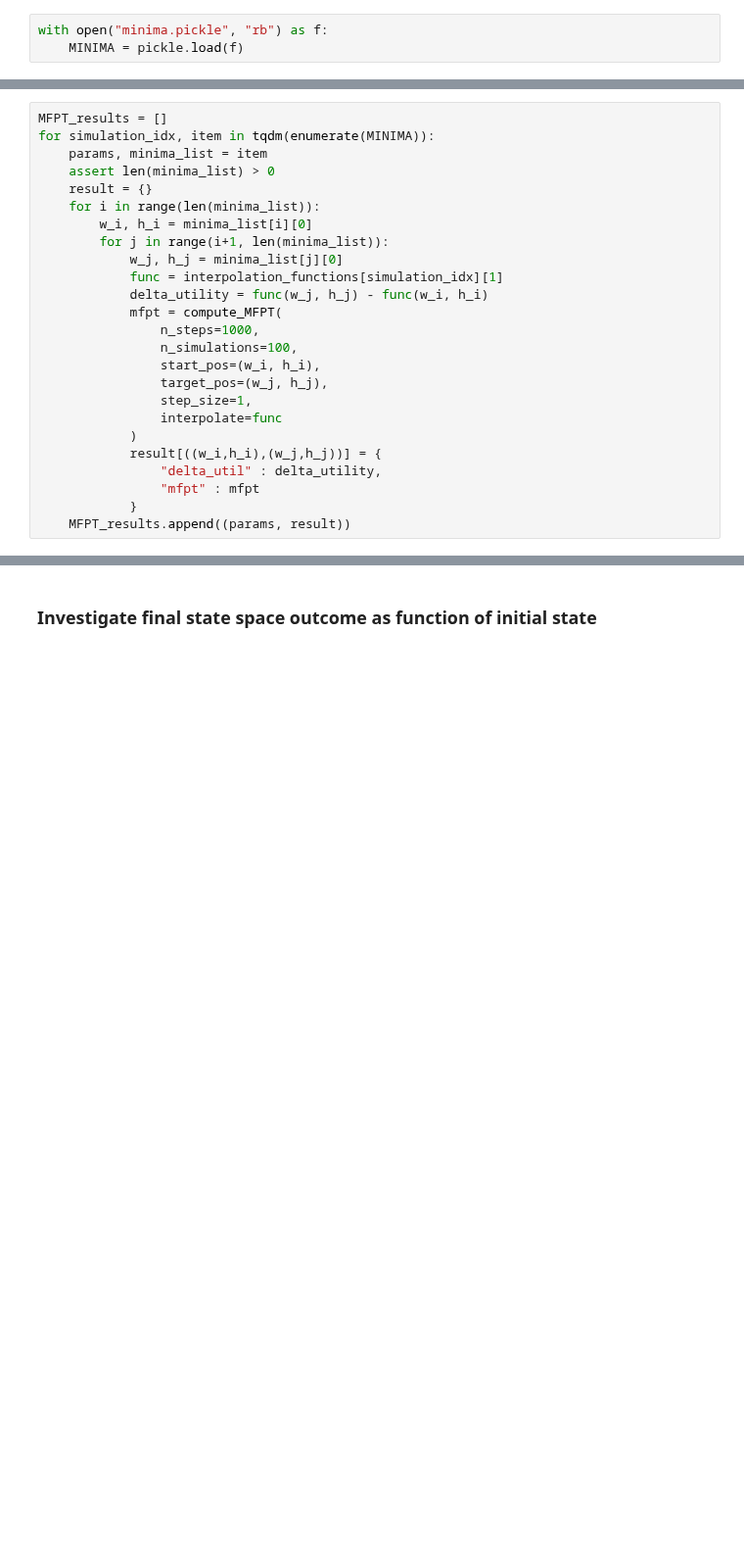
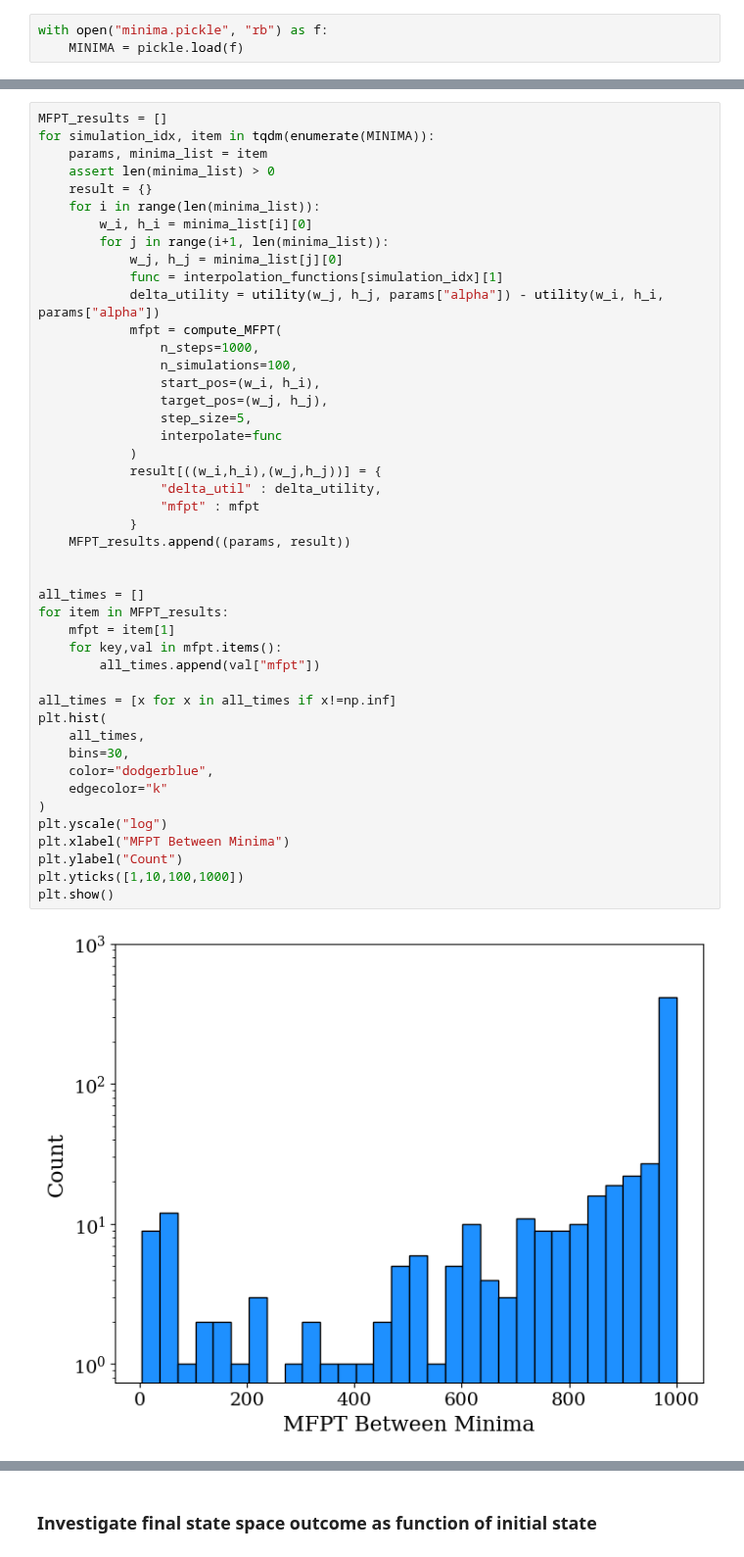
Before and after one commit to charlesaugdupont/cognitive-biases-endogenous-volatility, a Jupyter notebook: SensitivityAnalysis.ipynb, the cells around one changed output, grey strips where cells are left out. Shown at 98% size. Drawn from its saved outputs; the diff is of its cells as text; blank space fills up the shorter version.

```diff
--- a/SensitivityAnalysis.ipynb
+++ b/SensitivityAnalysis.ipynb
@@ -218,26 +254,48 @@ plt.show()
 # %%
 MFPT_results = []
 for simulation_idx, item in tqdm(enumerate(MINIMA)):
     params, minima_list = item
     assert len(minima_list) > 0
     result = {}
     for i in range(len(minima_list)):
         w_i, h_i = minima_list[i][0]
         for j in range(i+1, len(minima_list)):
             w_j, h_j = minima_list[j][0]
             func = interpolation_functions[simulation_idx][1]
-            delta_utility = func(w_j, h_j) - func(w_i, h_i)
+            delta_utility = utility(w_j, h_j, params["alpha"]) - utility(w_i, h_i, params["alpha"])
             mfpt = compute_MFPT(
                 n_steps=1000,
                 n_simulations=100,
                 start_pos=(w_i, h_i),
                 target_pos=(w_j, h_j),
-                step_size=1,
+                step_size=5,
                 interpolate=func
             )
             result[((w_i,h_i),(w_j,h_j))] = {
                 "delta_util" : delta_utility,
                 "mfpt" : mfpt
             }
     MFPT_results.append((params, result))
+
+
+all_times = []
+for item in MFPT_results:
+    mfpt = item[1]
+    for key,val in mfpt.items():
+        all_times.append(val["mfpt"])
+
+all_times = [x for x in all_times if x!=np.inf]
+plt.hist(
+    all_times,
+    bins=30,
+    color="dodgerblue",
+    edgecolor="k"
+)
+plt.yscale("log")
+plt.xlabel("MFPT Between Minima")
+plt.ylabel("Count")
+plt.yticks([1,10,100,1000])
+plt.show()
+# %% [output]
+[figure, added]
 # %%
```
Also changed, not shown: parts of 13 cells of this notebook.
